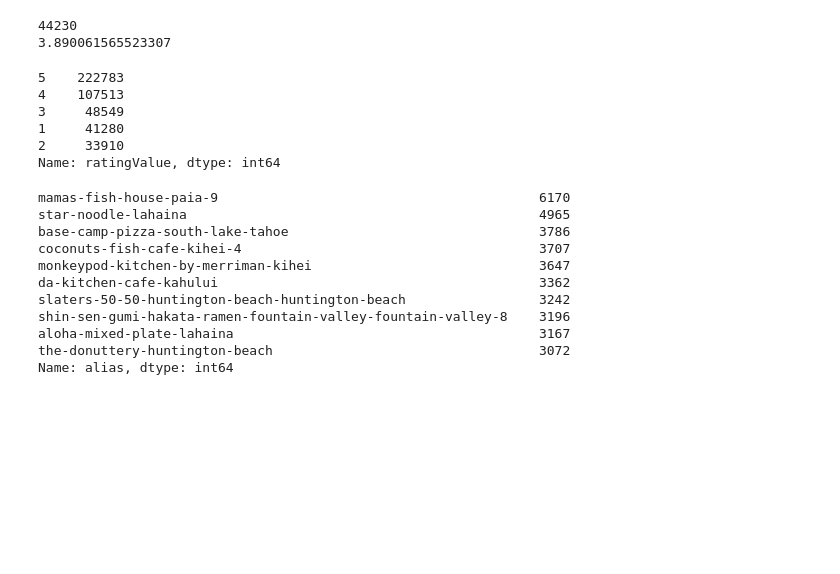
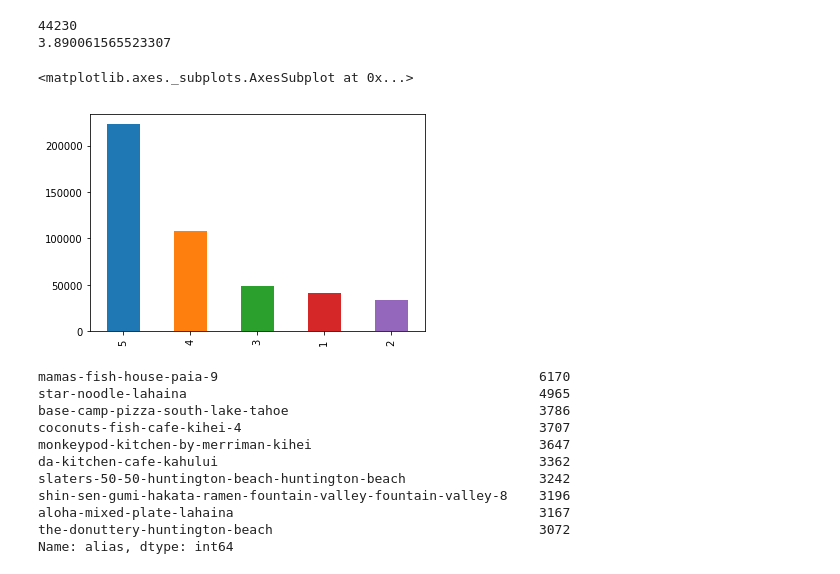
Before and after one commit to metinsenturk/review-analysis, a Jupyter notebook: notebooks/eda/businesses_rws.ipynb, the cells around one changed output. Drawn from its saved outputs; the diff is of its cells as text; code cells hidden in the pictures; blank space fills up the shorter version.

```diff
--- a/notebooks/eda/businesses_rws.ipynb
+++ b/notebooks/eda/businesses_rws.ipynb
@@ -40,14 +56,10 @@ print(dataset.loc[dataset.alias.isin(conditions)].ratingValue.mean())
 44230
 3.890061565523307
 # %%
-dataset.ratingValue.value_counts()
+dataset.ratingValue.value_counts().plot('bar')
 # %% [output]
-5    222783
-4    107513
-3     48549
-1     41280
-2     33910
-Name: ratingValue, dtype: int64
+<matplotlib.axes._subplots.AxesSubplot at 0x...>
+[figure, added]
 # %%
 dataset.alias.value_counts()[:10]
 # %% [output]
```
Also changed, not shown: parts of 5 cells of this notebook, 1 other file.
